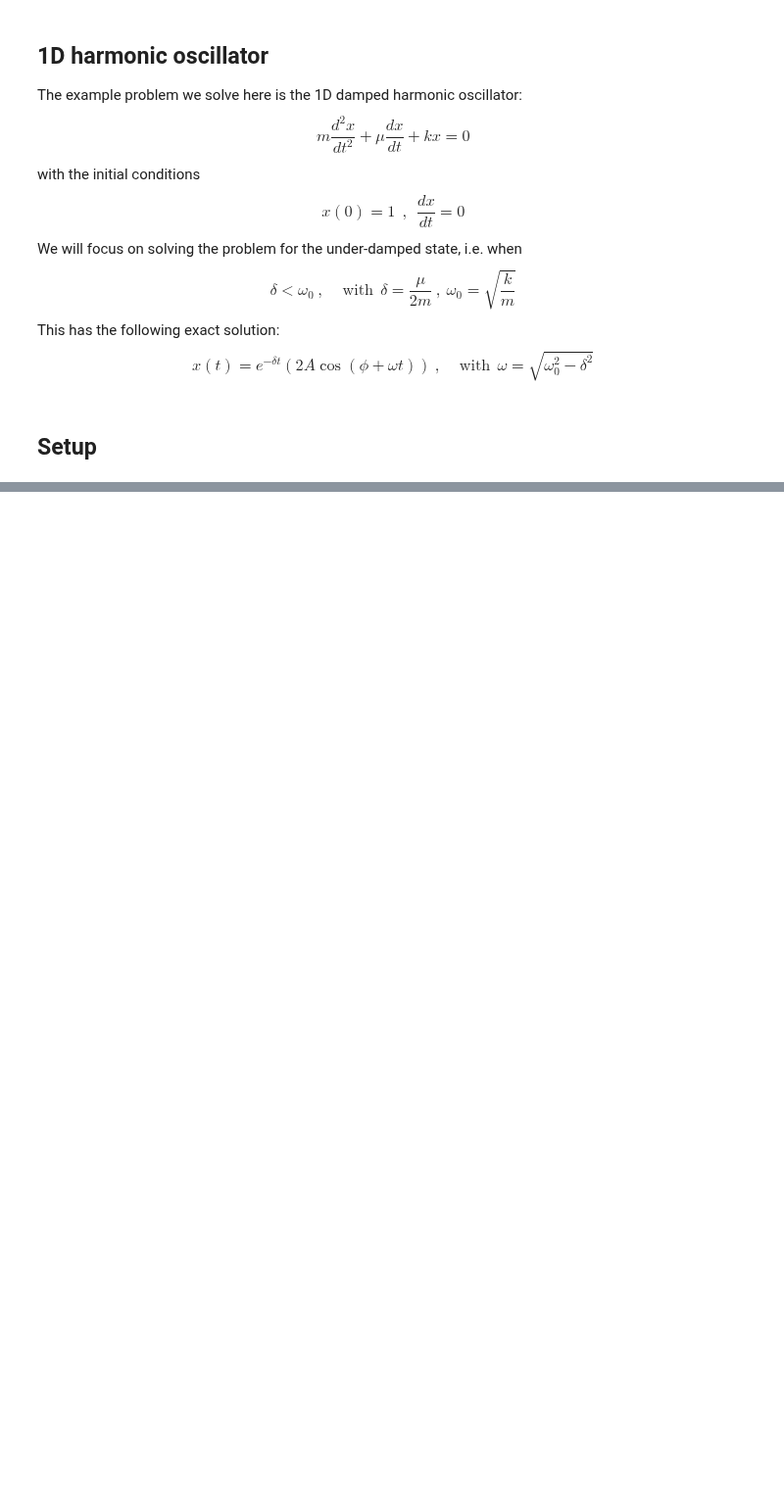
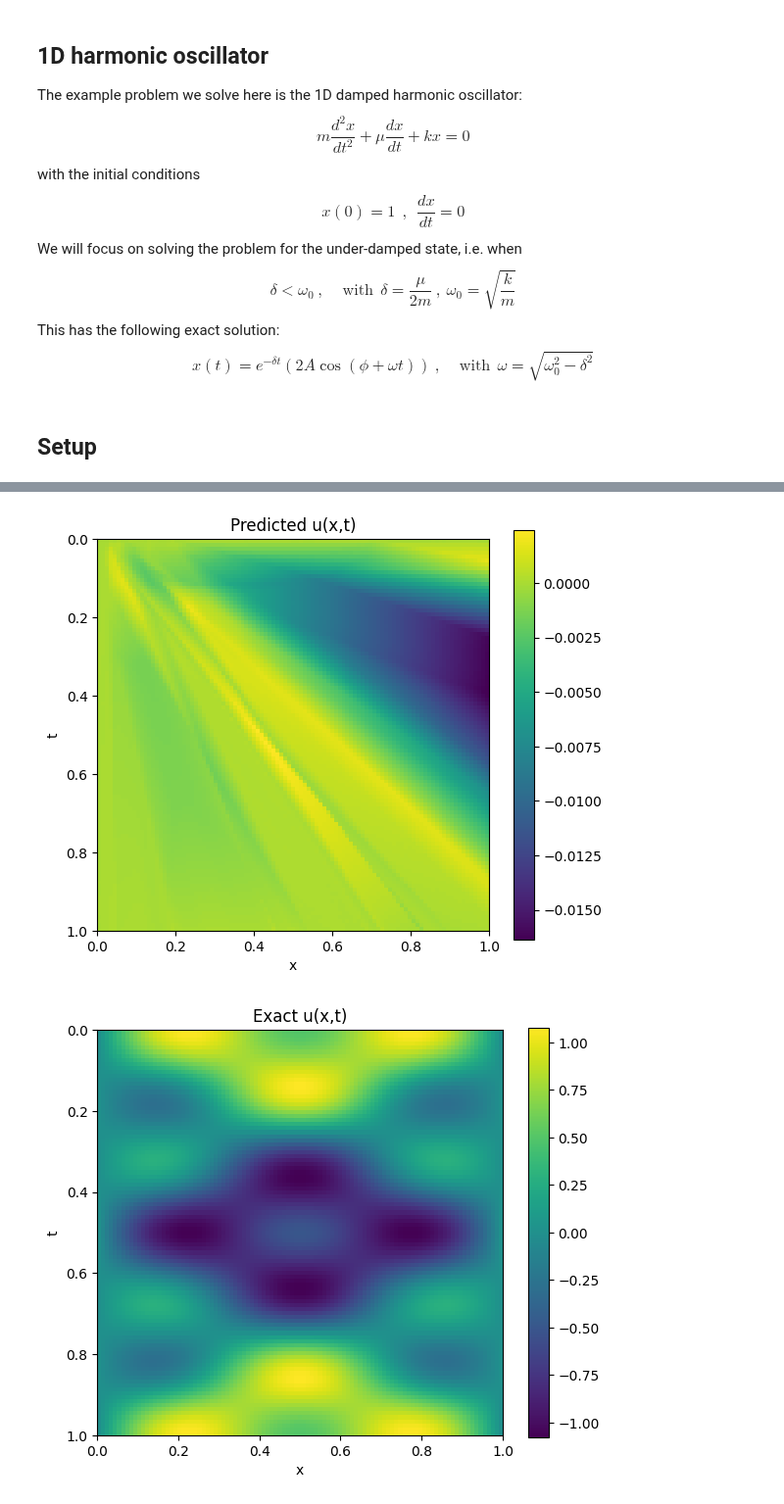
Before and after one commit to NeuralNut/pgdl, a Jupyter notebook: Spring/seq-to-seq.ipynb, the cells around one changed output, grey strips where cells are left out. Shown at 98% size. Cells and saved outputs as stored; diff of their text form; code cells hidden in the pictures; blank space fills up the shorter version.

Commit message:
start work on jax seq-to-seq pinnsformer

```diff
--- a/Spring/seq-to-seq.ipynb
+++ b/Spring/seq-to-seq.ipynb
@@ -1292,0 +479,78 @@ plt.show()
+# %%
+# Save the trained model parameters
+import pickle
+with open('1dwave_pinnsformer_params.pkl', 'rb') as f:
+    params = pickle.load(f)
+
+# Visualization
+res_test_seq = make_time_sequence(res_test, num_step=1, step=1e-3)
+res_test_seq = jnp.array(res_test_seq)
+x_test_seq, t_test_seq = res_test_seq[:, :, 0:1], res_test_seq[:, :, 1:2]
+x_test_flat = x_test_seq.reshape(-1, 1, 1)
+t_test_flat = t_test_seq.reshape(-1, 1, 1)
+
+# Predict using the trained model in batches
+def predict(params, x_seq, t_seq):
+    pred_seq = model.apply(params, x_seq, t_seq)
+    return pred_seq
+
+batch_size = 1000
+num_samples = x_test_flat.shape[0]
+predictions = []
+for i in tqdm(range(0, num_samples, batch_size)):
+    x_batch = x_test_flat[i:i+batch_size]
+    t_batch = t_test_flat[i:i+batch_size]
+    pred_batch = predict(params, x_batch, t_batch).squeeze()
+    predictions.append(np.array(pred_batch))
+
+pred = np.concatenate(predictions, axis=0)
+grid_size = int(np.sqrt(pred.shape[0]))
+pred = pred.reshape(grid_size, grid_size)
+
+# Exact solution
+def u_ana(x, t):
+    return np.sin(np.pi * x) * np.cos(2 * np.pi * t) + 0.5 * np.sin(3 * np.pi * x) * np.cos(6 * np.pi * t)
+
+res_test_flat = res_test_seq[:, 0, :]  # Only first time step
+u_exact = u_ana(res_test_flat[:, 0], res_test_flat[:, 1]).reshape(grid_size, grid_size)
+
+# Compute relative errors
+rl1 = np.sum(np.abs(u_exact - pred)) / np.sum(np.abs(u_exact))
+rl2 = np.sqrt(np.sum((u_exact - pred) ** 2) / np.sum(u_exact ** 2))
+
+print(f"Relative L1 error: {rl1}")
+print(f"Relative L2 error: {rl2}")
+
+# Plotting the results
+import matplotlib.pyplot as plt
+
+plt.figure(figsize=(6, 5))
+plt.imshow(pred, extent=[0, 1, 1, 0], cmap='viridis')
+plt.xlabel('x')
+plt.ylabel('t')
+plt.title('Predicted u(x,t)')
+plt.colorbar()
+plt.tight_layout()
+plt.savefig('./1dwave_pinnsformer_pred.png')
+plt.show()
+
+plt.figure(figsize=(6, 5))
+plt.imshow(u_exact, extent=[0, 1, 1, 0], cmap='viridis')
+plt.xlabel('x')
+plt.ylabel('t')
+plt.title('Exact u(x,t)')
+plt.colorbar()
+plt.tight_layout()
+plt.savefig('./1dwave_exact.png')
+plt.show()
+
+plt.figure(figsize=(6, 5))
+plt.imshow(np.abs(pred - u_exact), extent=[0, 1, 1, 0], cmap='viridis')
+plt.xlabel('x')
+plt.ylabel('t')
+plt.title('Absolute Error')
+plt.colorbar()
+plt.tight_layout()
+plt.savefig('./1dwave_pinnsformer_error.png')
+plt.show()
+# %% [output]
@@ -1292,0 +559,2 @@ plt.show()
+[figure, added]
+[figure, added]
```
Also changed, not shown: parts of 17 cells of this notebook.
